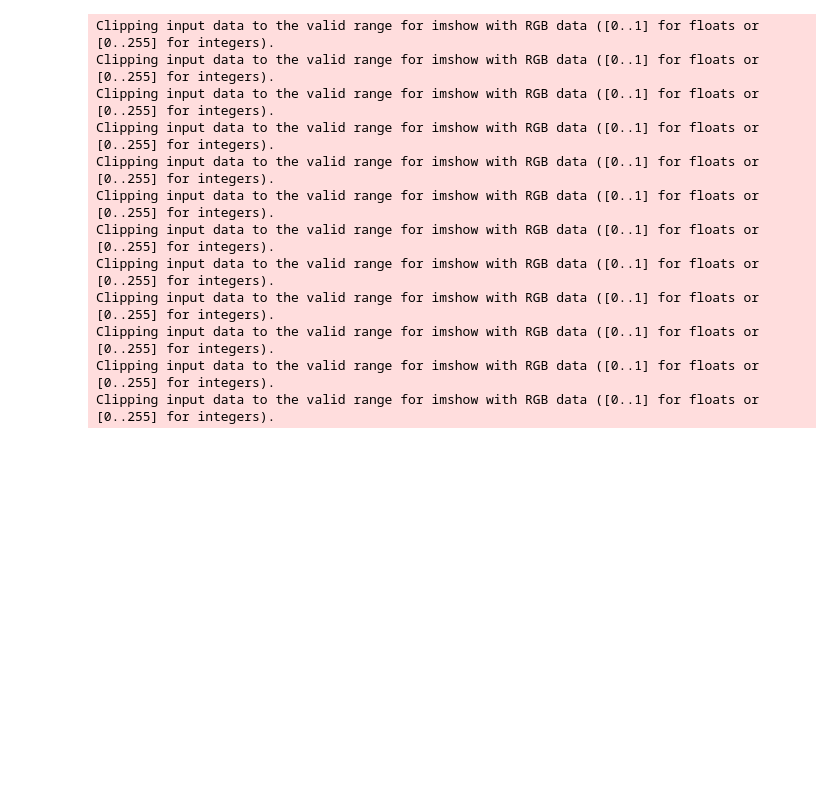
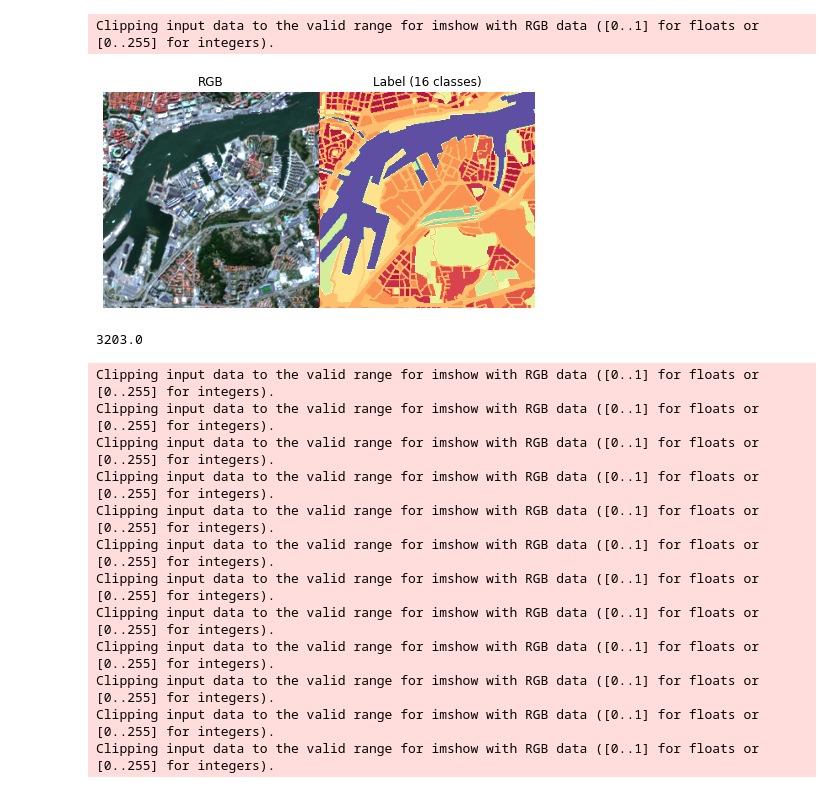
Before and after one commit to oswald1234/deepSat, a Jupyter notebook: train.ipynb, the cells around one changed output. Cells and saved outputs as stored; diff of their text form; code cells hidden in the pictures; blank space fills up the shorter version.

Commit message:
Update preprocess and model for S1 data
and added functionality to run Radar, RGB+Radar, and RGB+Radar+Spectral Indicies

```diff
--- a/train.ipynb
+++ b/train.ipynb
@@ -14,13 +14,15 @@ q_hi = torch.tensor([2102.0, 1716.0, 1398.0, 4732.0, 2434.42919921875, 3701.7597
 q_lo = torch.tensor([102.0, 159.0, 107.0, 77.0, 106.98081970214844, 79.00384521484375, 86.18966674804688, 70.40167236328125, 50.571197509765625, 36.95356750488281])
 
 norm = pNormalize(
-                maxPer=quantiles['high']['1'],
-                minPer=quantiles['low']['1']
+    maxPer=quantiles['high']['1'],
+    minPer=quantiles['low']['1'],
+    rgb = False,
+    rgbsi= True
 )
 
 
 # Create experimental dataset and loader, rgb=True for 3 channels (default = False)
-test_set = sentinel(root_dir='processed-data/dsen_2_256_new_split',data='test', img_transform=norm)
+test_set = sentinel(root_dir='processed-data/dsen_2_256_new_split',data='test', img_transform=norm,rgbsi=True)
 #test_set = s2stats(root_dir='processed-data/dsen_2_256_new_split/timeperiod1/test')
 test_loader = DataLoader(test_set, batch_size=10, num_workers=0)
 
@@ -29,7 +31,8 @@ print(len(test_set))
 # access one image from dataset
 img, label = test_set[0]
 #img, label, path = test_set[0]
-#print('image shape:', img.shape)
+print('image shape:', img.shape)
+
 
 
 # or  batch from DataLoader
@@ -69,3 +94,72 @@ pred: torch.Size([10, 256, 256])
+# %%
+import matplotlib.pyplot as plt
+import numpy as np
+
+def plot_sample(labl,rgb,classMax=27,classMin=0,fig_scale=3,save_fig=True,path=None,fn='train_sample.png',dpi=300):
+
+    corrPred=torch.eq(pred,labl)
+    predratio = torch.sum(corrPred)/corrPred.numel()*100
+    cmap = plt.get_cmap('Spectral', classMax - classMin + 1)
+
+    nrow = 1
+    ncol = 2
+
+    gridspec_kw ={
+                "wspace": 0.0,
+                "hspace": 0.0,
+                "top": 1.-0.5/(fig_scale*nrow+1),
+                "bottom": 0.5/(fig_scale*nrow+1),
+                "left": 0.5/(fig_scale*ncol+1),
+                "right": 1-0.5/(fig_scale*ncol+1)
+                }
+
+    fig_kw={
+        "figsize": (fig_scale*ncol+1,fig_scale*nrow+1)
+        }
+
+    fig, axs =plt.subplots(nrow,ncol,gridspec_kw=gridspec_kw , **fig_kw)
+
+    # Adds a subplot at the 1st column
+    axs[0].imshow(rgb.permute(1,2,0).cpu().numpy())
+    axs[0].axis('off')
+    axs[0].set_title('RGB')
+    axs[0].set_xticklabels([])
+    axs[0].set_yticklabels([])
+
+    # Adds a subplot at the 2nd column
+    map=axs[1].imshow(labl.cpu().numpy(),cmap=cmap,vmin=(classMin-0.5),vmax=(classMax+0.5))
+    axs[1].axis('off')
+    axs[1].set_title("Label (%d classes)"%(len(torch.unique(labl))))
+    axs[1].set_xticklabels([])
+    axs[1].set_yticklabels([])
+
+
+    #fig.colorbar(map, ax=axs, cmap=cmap, ticks=np.arange(classMin,classMax + 1),shrink=0.6,location='bottom')
+
+    if save_fig:
+        if path:
+
+            if not os.path.exists(path):
+                os.makedirs(path)
+
+            path= os.path.join(path,fn)
+        else:
+            path= fn
+
+        plt.savefig(path,dpi=dpi)
+    else:
+        plt.show()
+
+plot_sample(labels[0,:,:],images[0,0:3,:,:])
+# %% [output]
+Clipping input data to the valid range for imshow with RGB data ([0..1] for floats or [0..255] for integers).
+[figure, added]
+# %%
+import glob
+
+len(glob.glob('processed-data/dsen_2_256_new/*/*/*/*.nc'))/2
+# %% [output]
+3203.0
 # %%
 ## test plot_sample and plot_batch
 
```
Also changed, not shown: parts of 2 cells of this notebook, 10 other files.
